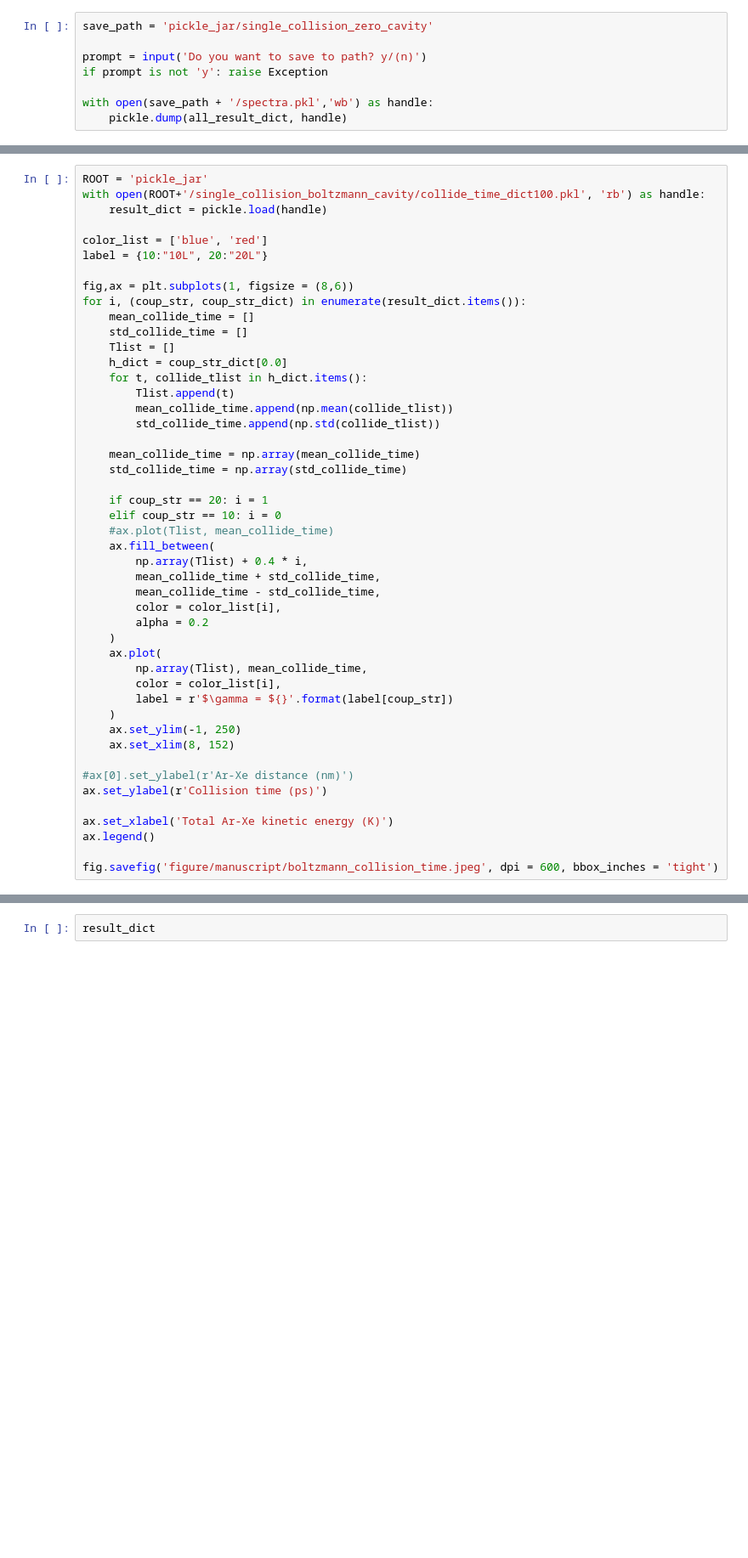
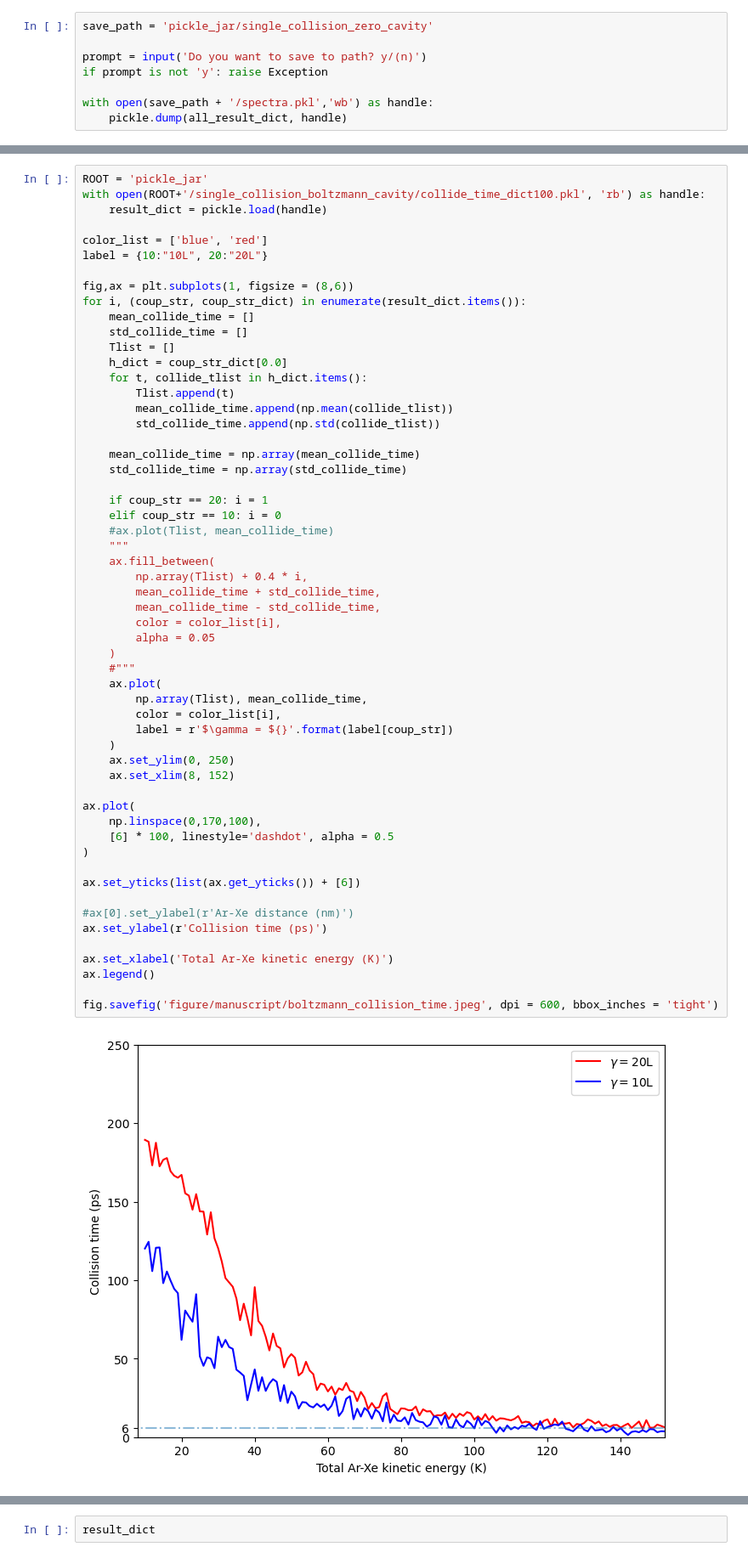
Before and after one commit to RibeiroGroup/Molecular-Dynamics-for-CIS, a Jupyter notebook: src/analyze_single.ipynb, the cells around one changed output, grey strips where cells are left out. Shown at 85% size. Drawn from its saved outputs; the diff is of its cells as text; blank space fills up the shorter version.

```diff
--- a/src/analyze_single.ipynb
+++ b/src/analyze_single.ipynb
@@ -411,35 +431,46 @@ for i, (coup_str, coup_str_dict) in enumerate(result_dict.items()):
         Tlist.append(t)
         mean_collide_time.append(np.mean(collide_tlist))
         std_collide_time.append(np.std(collide_tlist))
 
     mean_collide_time = np.array(mean_collide_time)
     std_collide_time = np.array(std_collide_time)
 
     if coup_str == 20: i = 1
     elif coup_str == 10: i = 0
     #ax.plot(Tlist, mean_collide_time)
+    """
     ax.fill_between(
         np.array(Tlist) + 0.4 * i,
         mean_collide_time + std_collide_time,
         mean_collide_time - std_collide_time,
         color = color_list[i],
-        alpha = 0.2
+        alpha = 0.05
     )
+    #"""
     ax.plot(
         np.array(Tlist), mean_collide_time,
         color = color_list[i],
         label = r'$\gamma = ${}'.format(label[coup_str])
     )
-    ax.set_ylim(-1, 250)
+    ax.set_ylim(0, 250)
     ax.set_xlim(8, 152)
+
+ax.plot(
+    np.linspace(0,170,100),
+    [6] * 100, linestyle='dashdot', alpha = 0.5
+)
+
+ax.set_yticks(list(ax.get_yticks()) + [6])
 
 #ax[0].set_ylabel(r'Ar-Xe distance (nm)')
 ax.set_ylabel(r'Collision time (ps)')
 
 ax.set_xlabel('Total Ar-Xe kinetic energy (K)')
 ax.legend()
 
 fig.savefig('figure/manuscript/boltzmann_collision_time.jpeg', dpi = 600, bbox_inches = 'tight')
+# %% [output]
+[figure, added]
 # %%
 #
 # Record (trajectory @ 40K, highest temperature that Ar-Xe complex form, previous temperature)
```
Also changed, not shown: parts of 2 cells of this notebook, 7 other files.
